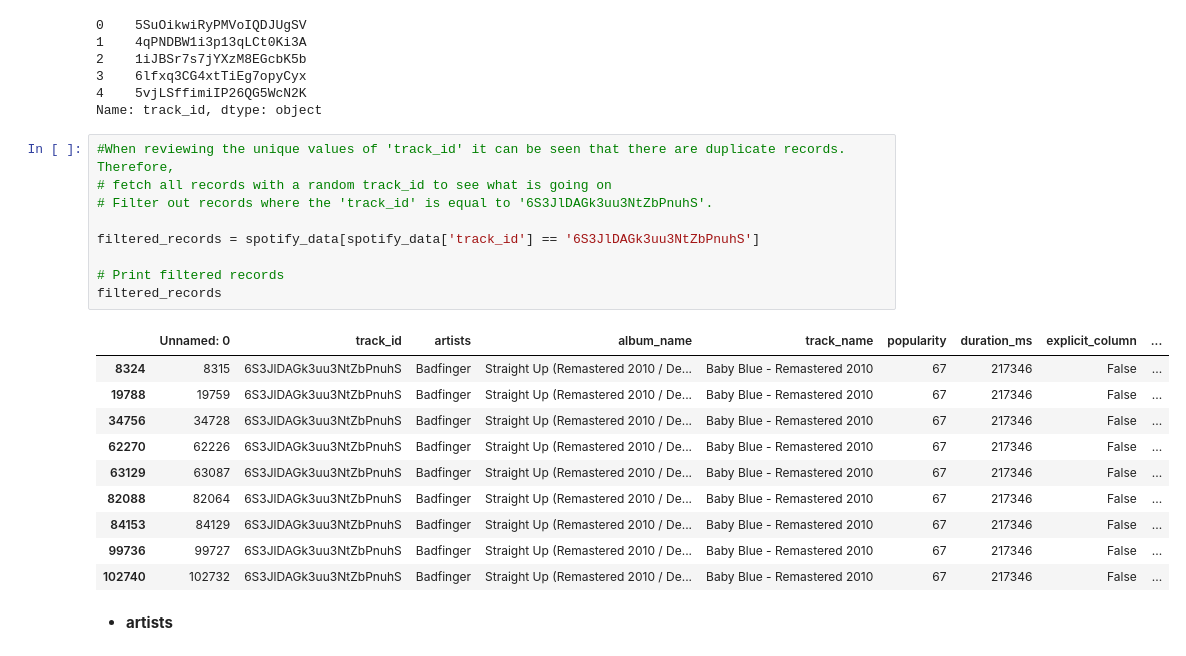
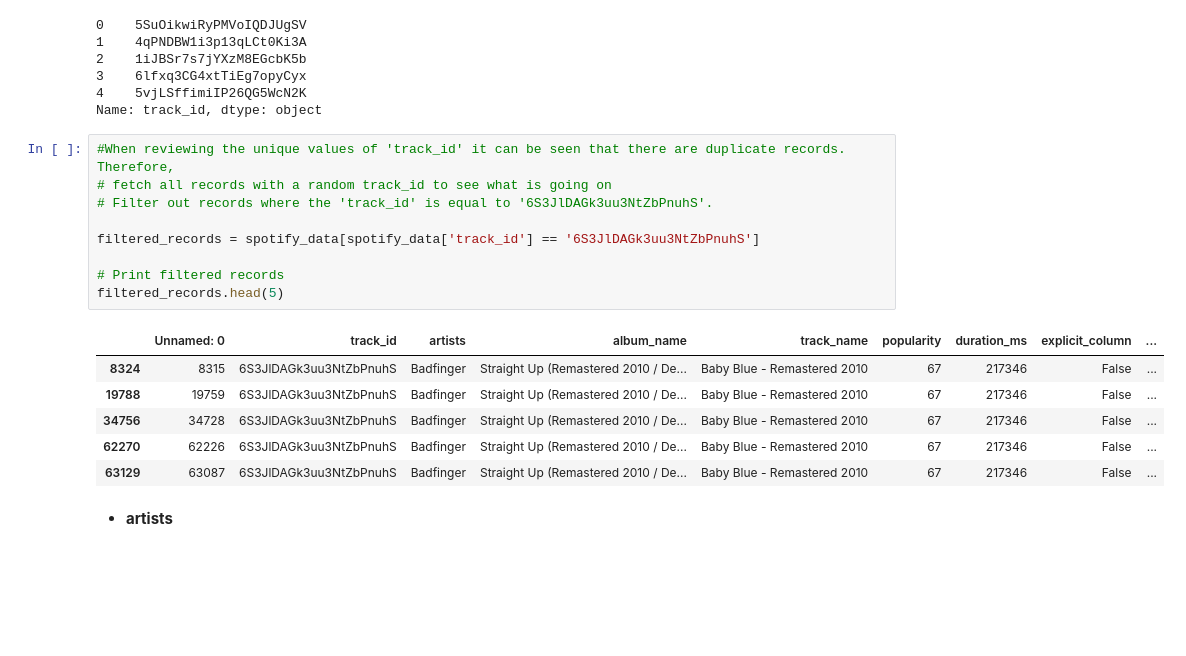
Before and after one commit to Juananalv205/Workshop002_spotify_grammy, a Jupyter notebook: notebooks/001_EDA_spotify.ipynb, the cells around one changed output. Saved outputs shown, nothing was run; the diff lists cells and outputs as text; blank space fills up the shorter version.

```diff
--- a/notebooks/001_EDA_spotify.ipynb
+++ b/notebooks/001_EDA_spotify.ipynb
@@ -153,23 +152,19 @@ Name: track_id, dtype: object
 # %%
 #When reviewing the unique values of 'track_id' it can be seen that there are duplicate records. Therefore,
 # fetch all records with a random track_id to see what is going on
 # Filter out records where the 'track_id' is equal to '6S3JlDAGk3uu3NtZbPnuhS'.
 
 filtered_records = spotify_data[spotify_data['track_id'] == '6S3JlDAGk3uu3NtZbPnuhS']
 
 # Print filtered records
-filtered_records
+filtered_records.head(5)
 # %% [output]
 |  | Unnamed: 0 | track_id | artists | album_name | track_name | popularity | duration_ms | explicit_column | ... |
 | 8324 | 8315 | 6S3JlDAGk3uu3NtZbPnuhS | Badfinger | Straight Up (Remastered 2010 / De... | Baby Blue - Remastered 2010 | 67 | 217346 | False | ... |
 | 19788 | 19759 | 6S3JlDAGk3uu3NtZbPnuhS | Badfinger | Straight Up (Remastered 2010 / De... | Baby Blue - Remastered 2010 | 67 | 217346 | False | ... |
 | 34756 | 34728 | 6S3JlDAGk3uu3NtZbPnuhS | Badfinger | Straight Up (Remastered 2010 / De... | Baby Blue - Remastered 2010 | 67 | 217346 | False | ... |
 | 62270 | 62226 | 6S3JlDAGk3uu3NtZbPnuhS | Badfinger | Straight Up (Remastered 2010 / De... | Baby Blue - Remastered 2010 | 67 | 217346 | False | ... |
 | 63129 | 63087 | 6S3JlDAGk3uu3NtZbPnuhS | Badfinger | Straight Up (Remastered 2010 / De... | Baby Blue - Remastered 2010 | 67 | 217346 | False | ... |
-| 82088 | 82064 | 6S3JlDAGk3uu3NtZbPnuhS | Badfinger | Straight Up (Remastered 2010 / De... | Baby Blue - Remastered 2010 | 67 | 217346 | False | ... |
-| 84153 | 84129 | 6S3JlDAGk3uu3NtZbPnuhS | Badfinger | Straight Up (Remastered 2010 / De... | Baby Blue - Remastered 2010 | 67 | 217346 | False | ... |
-| 99736 | 99727 | 6S3JlDAGk3uu3NtZbPnuhS | Badfinger | Straight Up (Remastered 2010 / De... | Baby Blue - Remastered 2010 | 67 | 217346 | False | ... |
-| 102740 | 102732 | 6S3JlDAGk3uu3NtZbPnuhS | Badfinger | Straight Up (Remastered 2010 / De... | Baby Blue - Remastered 2010 | 67 | 217346 | False | ... |
 # %% [markdown]
 - **artists**
 # %%
```
Also changed, not shown: parts of 9 cells of this notebook, 1 other file.
